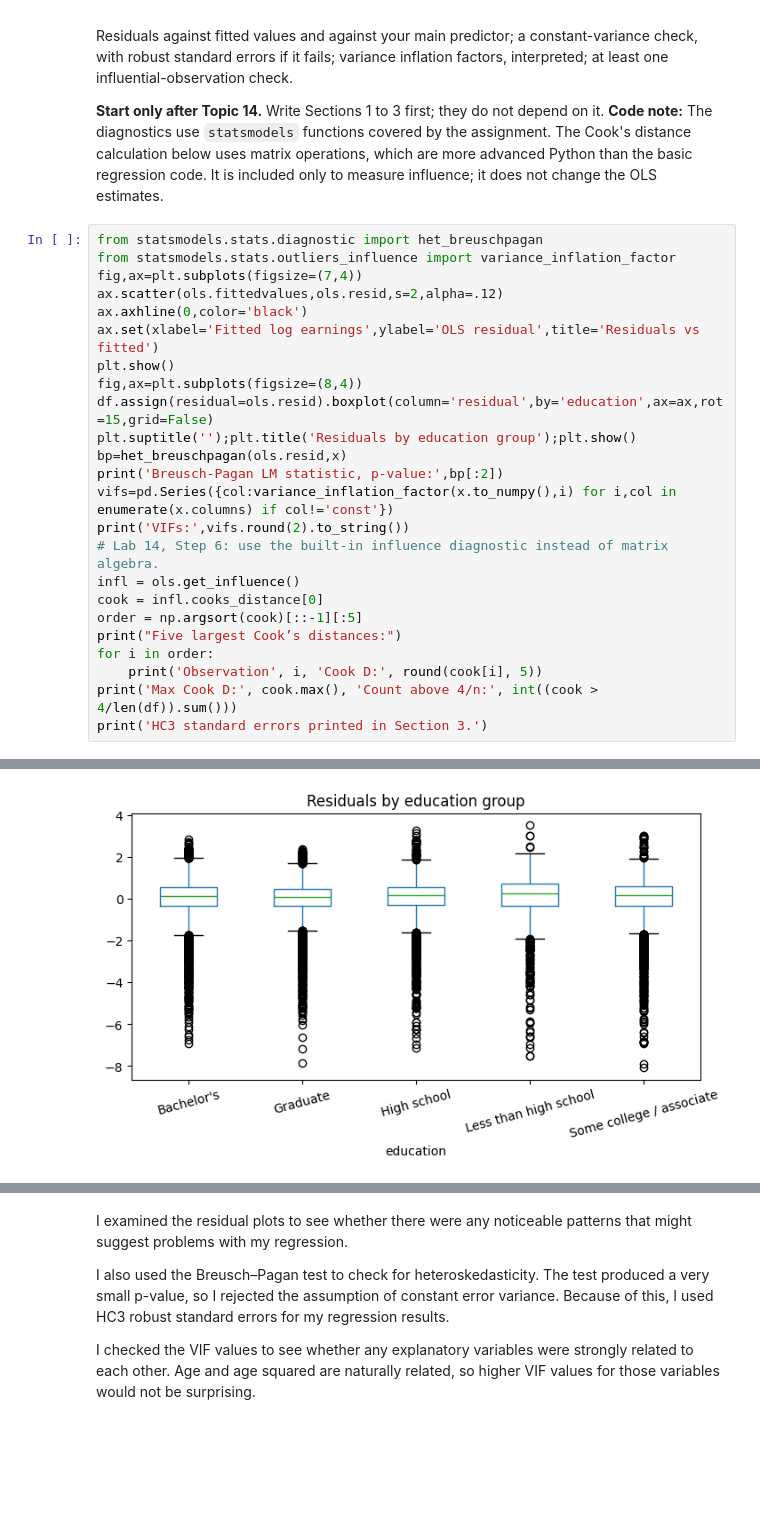
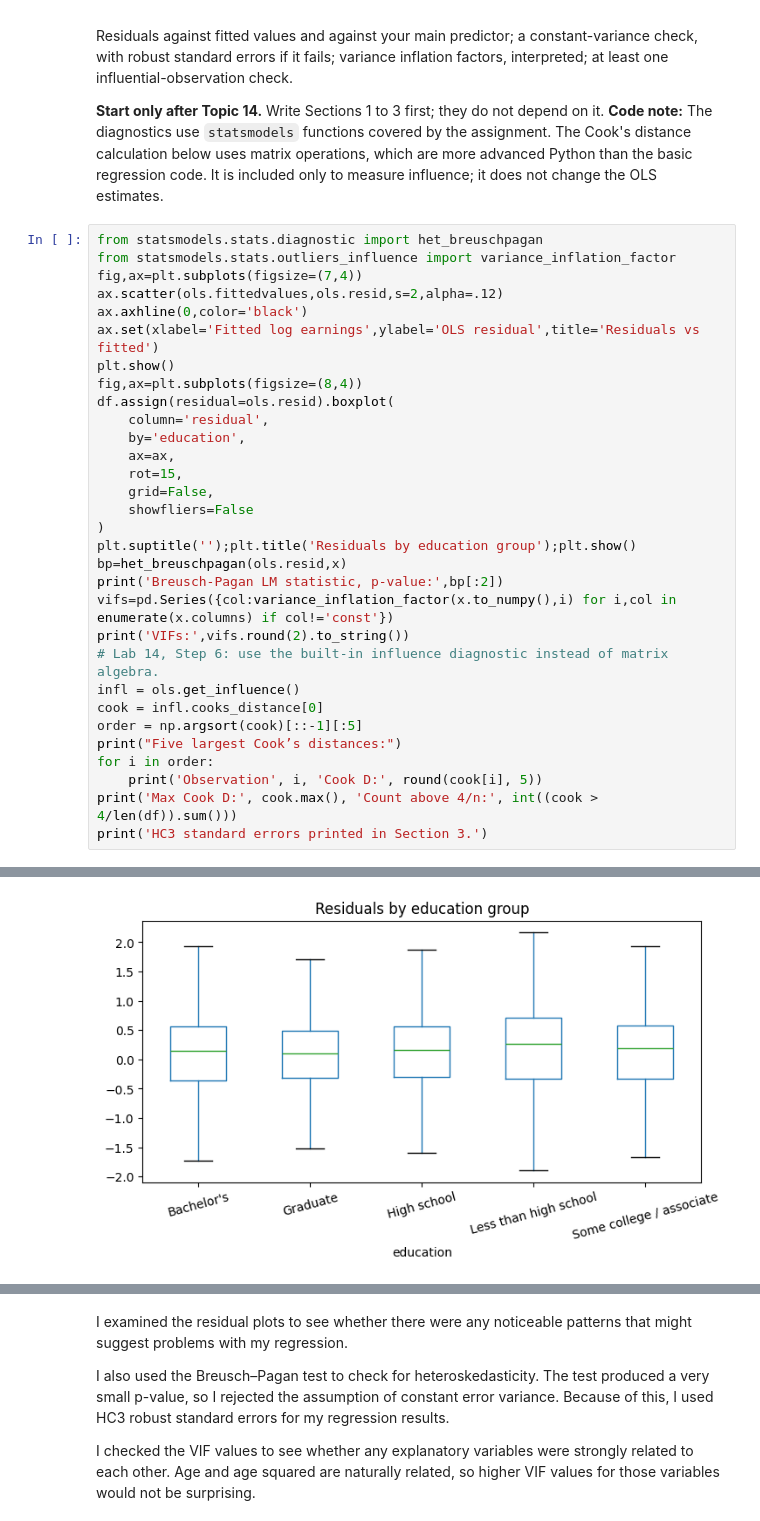
Before and after one commit to rohit-jain8/econ3916-education-earnings, a Jupyter notebook: midterm_analysis.ipynb, the cells around one changed output, grey strips where cells are left out. Saved outputs shown, nothing was run; the diff lists cells and outputs as text; blank space fills up the shorter version.

Commit message:
Add files via upload
Align residual diagnostic plot with final report

```diff
--- a/midterm_analysis.ipynb
+++ b/midterm_analysis.ipynb
@@ -238,30 +246,37 @@ Residuals against fitted values and against your main predictor; a constant-vari
 # %%
 from statsmodels.stats.diagnostic import het_breuschpagan
 from statsmodels.stats.outliers_influence import variance_inflation_factor
 fig,ax=plt.subplots(figsize=(7,4))
 ax.scatter(ols.fittedvalues,ols.resid,s=2,alpha=.12)
 ax.axhline(0,color='black')
 ax.set(xlabel='Fitted log earnings',ylabel='OLS residual',title='Residuals vs fitted')
 plt.show()
 fig,ax=plt.subplots(figsize=(8,4))
-df.assign(residual=ols.resid).boxplot(column='residual',by='education',ax=ax,rot=15,grid=False)
+df.assign(residual=ols.resid).boxplot(
+    column='residual',
+    by='education',
+    ax=ax,
+    rot=15,
+    grid=False,
+    showfliers=False
+)
 plt.suptitle('');plt.title('Residuals by education group');plt.show()
 bp=het_breuschpagan(ols.resid,x)
 print('Breusch-Pagan LM statistic, p-value:',bp[:2])
 vifs=pd.Series({col:variance_inflation_factor(x.to_numpy(),i) for i,col in enumerate(x.columns) if col!='const'})
 print('VIFs:',vifs.round(2).to_string())
 # Lab 14, Step 6: use the built-in influence diagnostic instead of matrix algebra.
 infl = ols.get_influence()
 cook = infl.cooks_distance[0]
 order = np.argsort(cook)[::-1][:5]
 print("Five largest Cook’s distances:")
 for i in order:
     print('Observation', i, 'Cook D:', round(cook[i], 5))
 print('Max Cook D:', cook.max(), 'Count above 4/n:', int((cook > 4/len(df)).sum()))
 print('HC3 standard errors printed in Section 3.')
 # %% [output]
 [figure]
-[figure, old version]
+[figure, new version]
 Breusch-Pagan LM statistic, p-value: (np.float64(110.25711057287482), np.float64(8.121121573615791e-21))
 VIFs: Education_Bachelor's                   2.00
 Education_Graduate                     1.98
```
Also changed, not shown: parts of 1 cell of this notebook.
